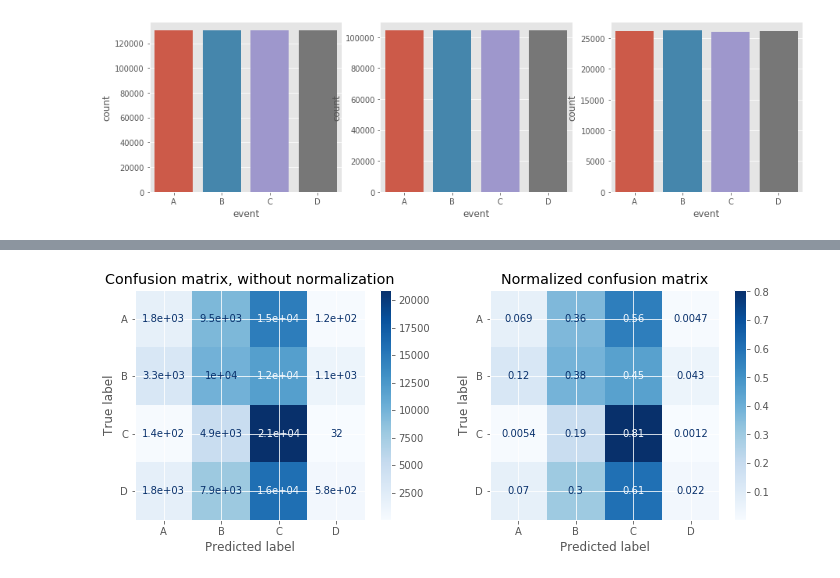
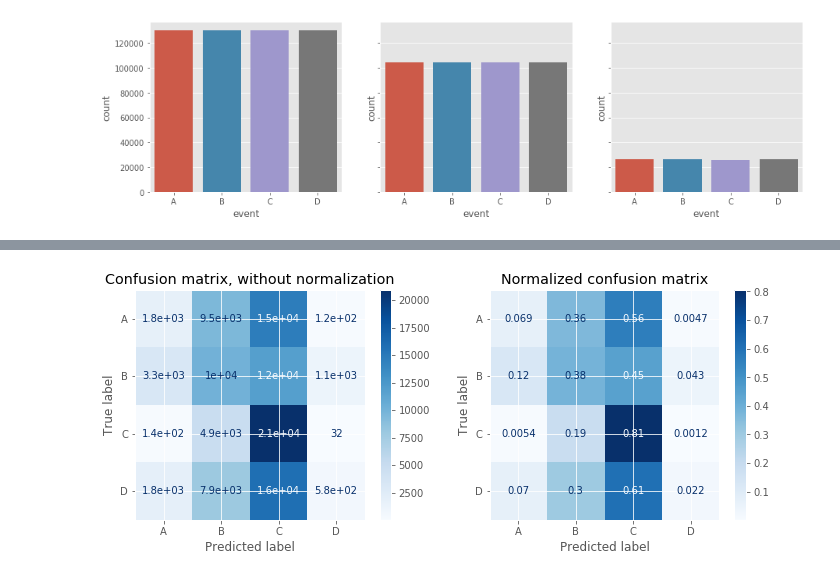
Before and after one commit to joaopamaral/tcc_puc_cdbd, a Jupyter notebook: Treinanco_Modelo_Reducing_Commercial_Aviation_Fatalities.ipynb, the cells around one changed output, grey strips where cells are left out. Drawn from its saved outputs; the diff is of its cells as text; code cells hidden in the pictures.

```diff
--- a/Treinanco_Modelo_Reducing_Commercial_Aviation_Fatalities.ipynb
+++ b/Treinanco_Modelo_Reducing_Commercial_Aviation_Fatalities.ipynb
@@ -61,2 +77,3 @@ dtypes = {'experiment': 'category', 'seat': bool, 'crew': np.int8, **{feature: n
 # %%
-train_df = pd.read_csv(f'{competition_name}/train.csv.zip', dtype=dtypes, usecols=['crew', *numeric_features, *categorical_features])
+# train_df = pd.read_csv(f'{competition_name}/train.csv.zip', dtype=dtypes, usecols=['crew', *numeric_features, *categorical_features])
+train_df = pd.read_parquet(f'{competition_name}/train_balanced.parquet')
@@ -63,5 +89,5 @@ train_df = pd.read_csv(f'{competition_name}/train.csv.zip', dtype=dtypes, usecol
 # %%
-features = ['crew', *numeric_features]
+features = numeric_features
 target = 'event'
 # %%
 sns.countplot(train_df[target], order=['A', 'B', 'C', 'D']);
@@ -82,14 +96,14 @@ sns.countplot(balanced_y);
 # %%
-balanced_X_train, balanced_X_test, balanced_y_train, balanced_y_test = train_test_split(balanced_X, balanced_y, test_size=0.20, random_state=42)
+balanced_X_train, balanced_X_test, balanced_y_train, balanced_y_test = train_test_split(train_df[features], train_df[target], test_size=0.20, random_state=42)
 # %%
-fig, ax = plt.subplots(1, 3, figsize=(15, 4))
+fig, ax = plt.subplots(1, 3, figsize=(15, 4), sharey=True)
 
 order = ['A', 'B', 'C', 'D']
-sns.countplot(balanced_y, order=order, ax=ax[0]);
+sns.countplot(train_df[target], order=order, ax=ax[0]);
 sns.countplot(balanced_y_train, order=order, ax=ax[1]);
 sns.countplot(balanced_y_test, order=order, ax=ax[2]);
 # %% [output]
-[figure, old version]
+[figure, new version]
 # %%
 from sklearn.pipeline import Pipeline
 from sklearn.compose import ColumnTransformer
```
Also changed, not shown: parts of 13 cells of this notebook.
